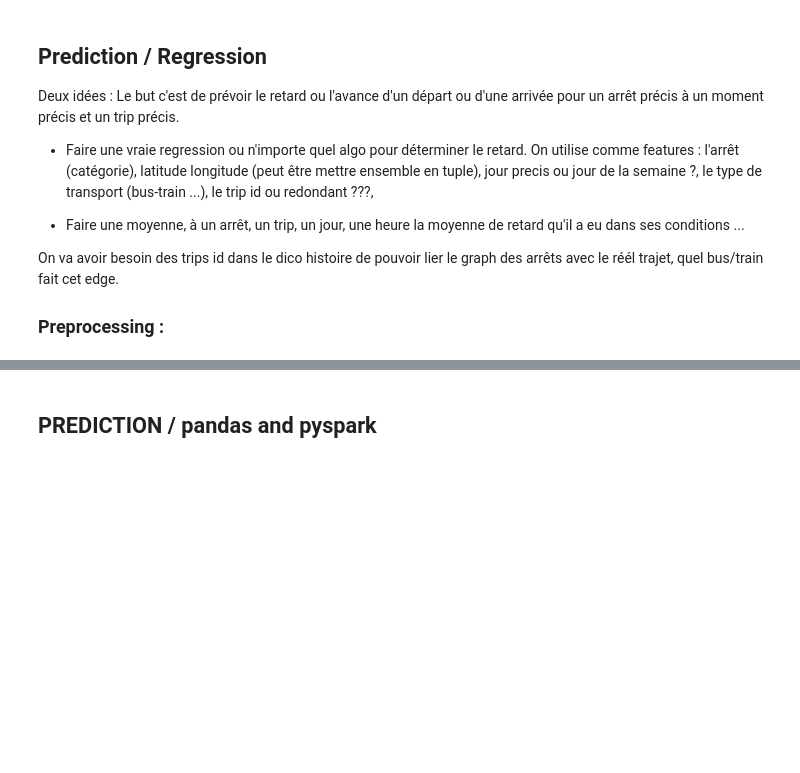
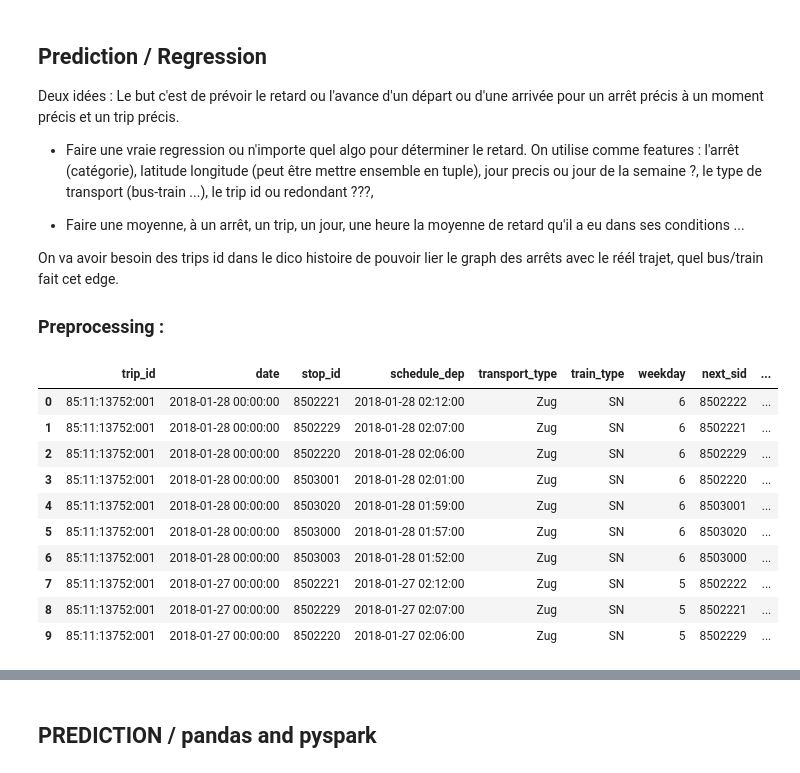
Before and after one commit to rbsteinm/Robust-Route-Planner, a Jupyter notebook: fouche-worksheet.ipynb, the cells around one changed output, grey strips where cells are left out. Cells and saved outputs as stored; diff of their text form; code cells hidden in the pictures; blank space fills up the shorter version.

```diff
--- a/fouche-worksheet.ipynb
+++ b/fouche-worksheet.ipynb
@@ -184,4 +168,4 @@ df2 = df2.withColumn('schedule_time', helpers.date_choice(df2.schedule_arrival,
 # create a column that tells if a stop is the first/last one of its trip or in the middle
 df2 = df2.withColumn('stop_type', helpers.stop_type(df2.schedule_dep, df2.schedule_arrival))
 # %%
-trips = df2.select(['trip_id', 'date', 'schedule_time', 'stop_id', 'stop_type', 'schedule_arrival', 'schedule_dep', 'transport_type', 'train_type', 'arr_forecast_status', 'weekday', 'real_arrival']).orderBy('trip_id')
+trips = df2.select(['trip_id', 'date', 'schedule_time', 'stop_id', 'stop_type', 'schedule_arrival', 'schedule_dep', 'transport_type', 'train_type', 'arr_forecast_status', 'weekday', 'real_arrival']).orderBy(['trip_id', 'schedule_time'], ascending=[0,0])
@@ -317,6 +256,20 @@ On va avoir besoin des trips id dans le dico histoire de pouvoir lier le graph d
 trips5 = trips4.drop('stop_type', 'next_type', 'is_valid', 'arr_forcast_status',
                      'schedule_time', 'schedule_arrival', 'next_sched_dep',
                      'next_time', 'next_tid', 'real_arrival', 'arr_forecast_status')
+# %%
+trips5.limit(10).toPandas()
+# %% [output]
+|  | trip_id | date | stop_id | schedule_dep | transport_type | train_type | weekday | next_sid | ... |
+| 0 | 85:11:13752:001 | 2018-01-28 00:00:00 | 8502221 | 2018-01-28 02:12:00 | Zug | SN | 6 | 8502222 | ... |
+| 1 | 85:11:13752:001 | 2018-01-28 00:00:00 | 8502229 | 2018-01-28 02:07:00 | Zug | SN | 6 | 8502221 | ... |
+| 2 | 85:11:13752:001 | 2018-01-28 00:00:00 | 8502220 | 2018-01-28 02:06:00 | Zug | SN | 6 | 8502229 | ... |
+| 3 | 85:11:13752:001 | 2018-01-28 00:00:00 | 8503001 | 2018-01-28 02:01:00 | Zug | SN | 6 | 8502220 | ... |
+| 4 | 85:11:13752:001 | 2018-01-28 00:00:00 | 8503020 | 2018-01-28 01:59:00 | Zug | SN | 6 | 8503001 | ... |
+| 5 | 85:11:13752:001 | 2018-01-28 00:00:00 | 8503000 | 2018-01-28 01:57:00 | Zug | SN | 6 | 8503020 | ... |
+| 6 | 85:11:13752:001 | 2018-01-28 00:00:00 | 8503003 | 2018-01-28 01:52:00 | Zug | SN | 6 | 8503000 | ... |
+| 7 | 85:11:13752:001 | 2018-01-27 00:00:00 | 8502221 | 2018-01-27 02:12:00 | Zug | SN | 5 | 8502222 | ... |
+| 8 | 85:11:13752:001 | 2018-01-27 00:00:00 | 8502229 | 2018-01-27 02:07:00 | Zug | SN | 5 | 8502221 | ... |
+| 9 | 85:11:13752:001 | 2018-01-27 00:00:00 | 8502220 | 2018-01-27 02:06:00 | Zug | SN | 5 | 8502229 | ... |
 # %%
 @functions.udf
 def keep_time(date):
```
Also changed, not shown: parts of 43 cells of this notebook.
